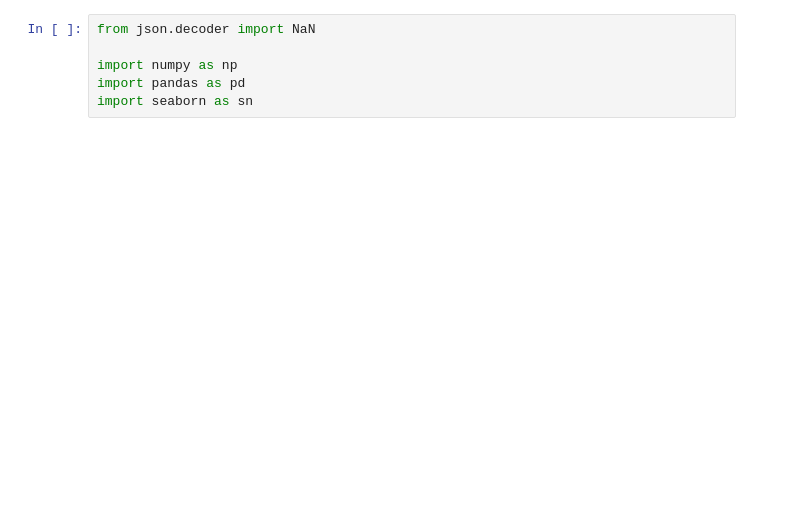
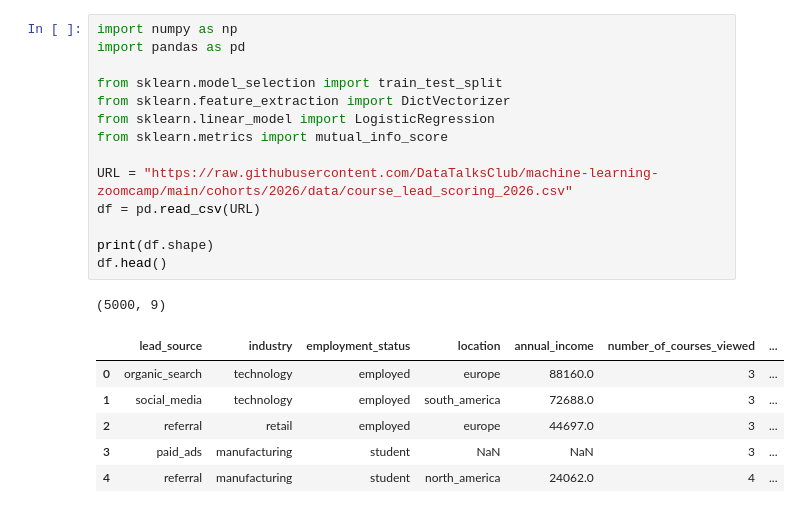
Before and after one commit to carlosr2000/MLZoomCampCarlos2026, a Jupyter notebook: ML Zoomcamp/3 - Classificação/Atividade.ipynb, the cells around one changed output. Cells and saved outputs as stored; diff of their text form; blank space fills up the shorter version.

```diff
--- a/ML Zoomcamp/3 - Classificação/Atividade.ipynb
+++ b/ML Zoomcamp/3 - Classificação/Atividade.ipynb
@@ -1,9 +1,25 @@
 # %%
-from json.decoder import NaN
-
 import numpy as np
 import pandas as pd
-import seaborn as sn
+
+from sklearn.model_selection import train_test_split
+from sklearn.feature_extraction import DictVectorizer
+from sklearn.linear_model import LogisticRegression
+from sklearn.metrics import mutual_info_score
+
+URL = "https://raw.githubusercontent.com/DataTalksClub/machine-learning-zoomcamp/main/cohorts/2026/data/course_lead_scoring_2026.csv"
+df = pd.read_csv(URL)
+
+print(df.shape)
+df.head()
+# %% [output]
+(5000, 9)
+|  | lead_source | industry | employment_status | location | annual_income | number_of_courses_viewed | ... |
+| 0 | organic_search | technology | employed | europe | 88160.0 | 3 | ... |
+| 1 | social_media | technology | employed | south_america | 72688.0 | 3 | ... |
+| 2 | referral | retail | employed | europe | 44697.0 | 3 | ... |
+| 3 | paid_ads | manufacturing | student | NaN | NaN | 3 | ... |
+| 4 | referral | manufacturing | student | north_america | 24062.0 | 4 | ... |
 # %%
 # Dataset
 # In this homework, we will use the 2026 lead-scoring dataset. Download it from here.
```
Also changed, not shown: parts of 7 cells of this notebook, 3 other files.
